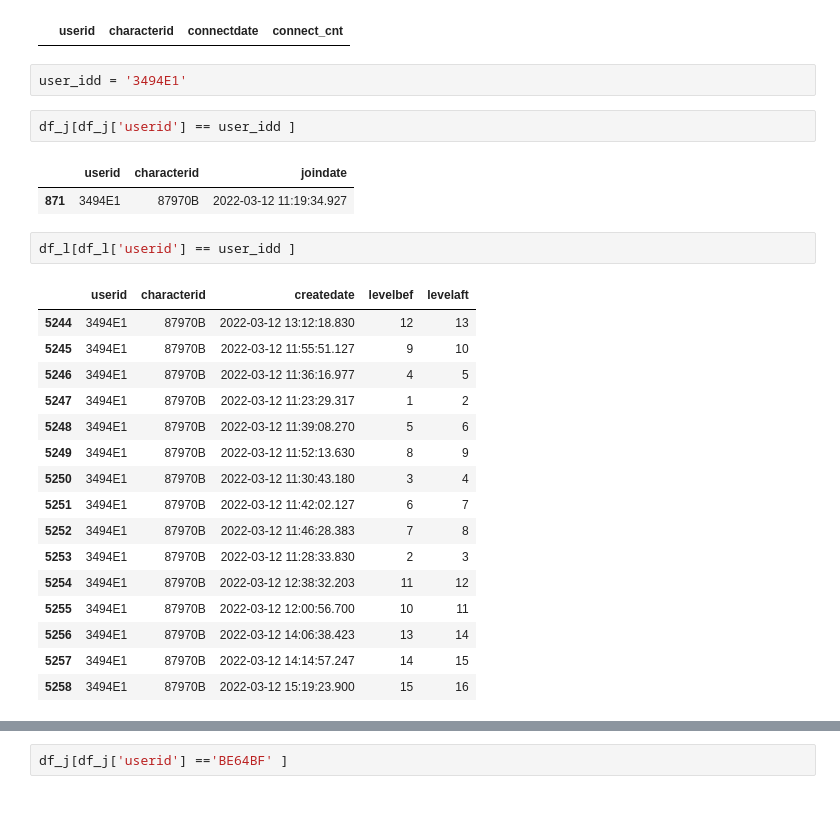
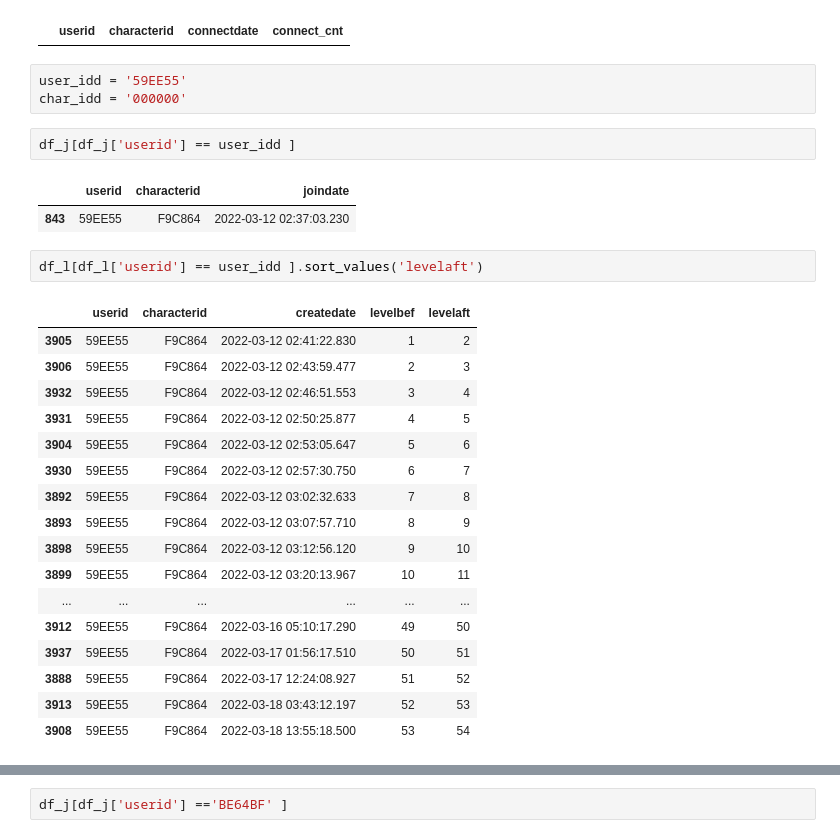
Before and after one commit to mqifjjfwiot/MS-AI-SCHOOL, a Jupyter notebook: InT.ipynb, the cells around one changed output, grey strips where cells are left out. Drawn from its saved outputs; the diff is of its cells as text; blank space fills up the shorter version.

```diff
--- a/InT.ipynb
+++ b/InT.ipynb
@@ -120,32 +120,34 @@ df_l[df_l['userid'] =='023973' ]
 df_c[df_c['userid'] =='023973' ]
 # %% [output]
 |  | userid | characterid | connectdate | connect_cnt |
-# %%
-user_idd = '3494E1'
+# %%
+user_idd = '59EE55'
+char_idd = '000000'
 # %%
 df_j[df_j['userid'] == user_idd ]
 # %% [output]
 |  | userid | characterid | joindate |
-| 871 | 3494E1 | 87970B | 2022-03-12 11:19:34.927 |
+| 843 | 59EE55 | F9C864 | 2022-03-12 02:37:03.230 |
 # %%
-df_l[df_l['userid'] == user_idd ]
+df_l[df_l['userid'] == user_idd ].sort_values('levelaft')
 # %% [output]
 |  | userid | characterid | createdate | levelbef | levelaft |
-| 5244 | 3494E1 | 87970B | 2022-03-12 13:12:18.830 | 12 | 13 |
-| 5245 | 3494E1 | 87970B | 2022-03-12 11:55:51.127 | 9 | 10 |
-| 5246 | 3494E1 | 87970B | 2022-03-12 11:36:16.977 | 4 | 5 |
-| 5247 | 3494E1 | 87970B | 2022-03-12 11:23:29.317 | 1 | 2 |
-| 5248 | 3494E1 | 87970B | 2022-03-12 11:39:08.270 | 5 | 6 |
-| 5249 | 3494E1 | 87970B | 2022-03-12 11:52:13.630 | 8 | 9 |
-| 5250 | 3494E1 | 87970B | 2022-03-12 11:30:43.180 | 3 | 4 |
-| 5251 | 3494E1 | 87970B | 2022-03-12 11:42:02.127 | 6 | 7 |
-| 5252 | 3494E1 | 87970B | 2022-03-12 11:46:28.383 | 7 | 8 |
-| 5253 | 3494E1 | 87970B | 2022-03-12 11:28:33.830 | 2 | 3 |
-| 5254 | 3494E1 | 87970B | 2022-03-12 12:38:32.203 | 11 | 12 |
-| 5255 | 3494E1 | 87970B | 2022-03-12 12:00:56.700 | 10 | 11 |
-| 5256 | 3494E1 | 87970B | 2022-03-12 14:06:38.423 | 13 | 14 |
-| 5257 | 3494E1 | 87970B | 2022-03-12 14:14:57.247 | 14 | 15 |
-| 5258 | 3494E1 | 87970B | 2022-03-12 15:19:23.900 | 15 | 16 |
+| 3905 | 59EE55 | F9C864 | 2022-03-12 02:41:22.830 | 1 | 2 |
+| 3906 | 59EE55 | F9C864 | 2022-03-12 02:43:59.477 | 2 | 3 |
+| 3932 | 59EE55 | F9C864 | 2022-03-12 02:46:51.553 | 3 | 4 |
+| 3931 | 59EE55 | F9C864 | 2022-03-12 02:50:25.877 | 4 | 5 |
+| 3904 | 59EE55 | F9C864 | 2022-03-12 02:53:05.647 | 5 | 6 |
+| 3930 | 59EE55 | F9C864 | 2022-03-12 02:57:30.750 | 6 | 7 |
+| 3892 | 59EE55 | F9C864 | 2022-03-12 03:02:32.633 | 7 | 8 |
+| 3893 | 59EE55 | F9C864 | 2022-03-12 03:07:57.710 | 8 | 9 |
+| 3898 | 59EE55 | F9C864 | 2022-03-12 03:12:56.120 | 9 | 10 |
+| 3899 | 59EE55 | F9C864 | 2022-03-12 03:20:13.967 | 10 | 11 |
+| ... | ... | ... | ... | ... | ... |
+| 3912 | 59EE55 | F9C864 | 2022-03-16 05:10:17.290 | 49 | 50 |
+| 3937 | 59EE55 | F9C864 | 2022-03-17 01:56:17.510 | 50 | 51 |
+| 3888 | 59EE55 | F9C864 | 2022-03-17 12:24:08.927 | 51 | 52 |
+| 3913 | 59EE55 | F9C864 | 2022-03-18 03:43:12.197 | 52 | 53 |
+| 3908 | 59EE55 | F9C864 | 2022-03-18 13:55:18.500 | 53 | 54 |
 # %%
 df_c[df_c['userid'] == user_idd ]
 # %% [output]
```
Also changed, not shown: parts of 16 cells of this notebook.
